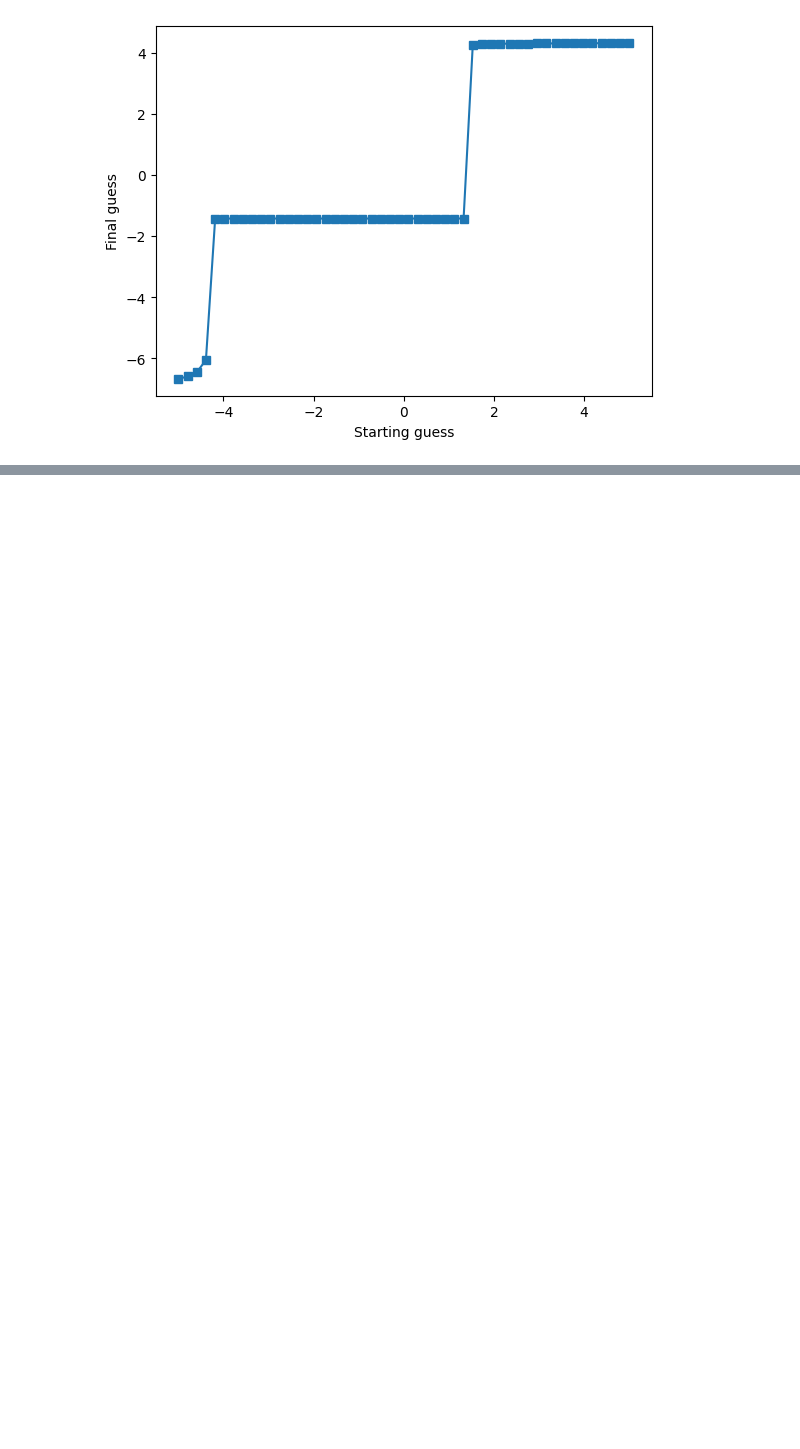
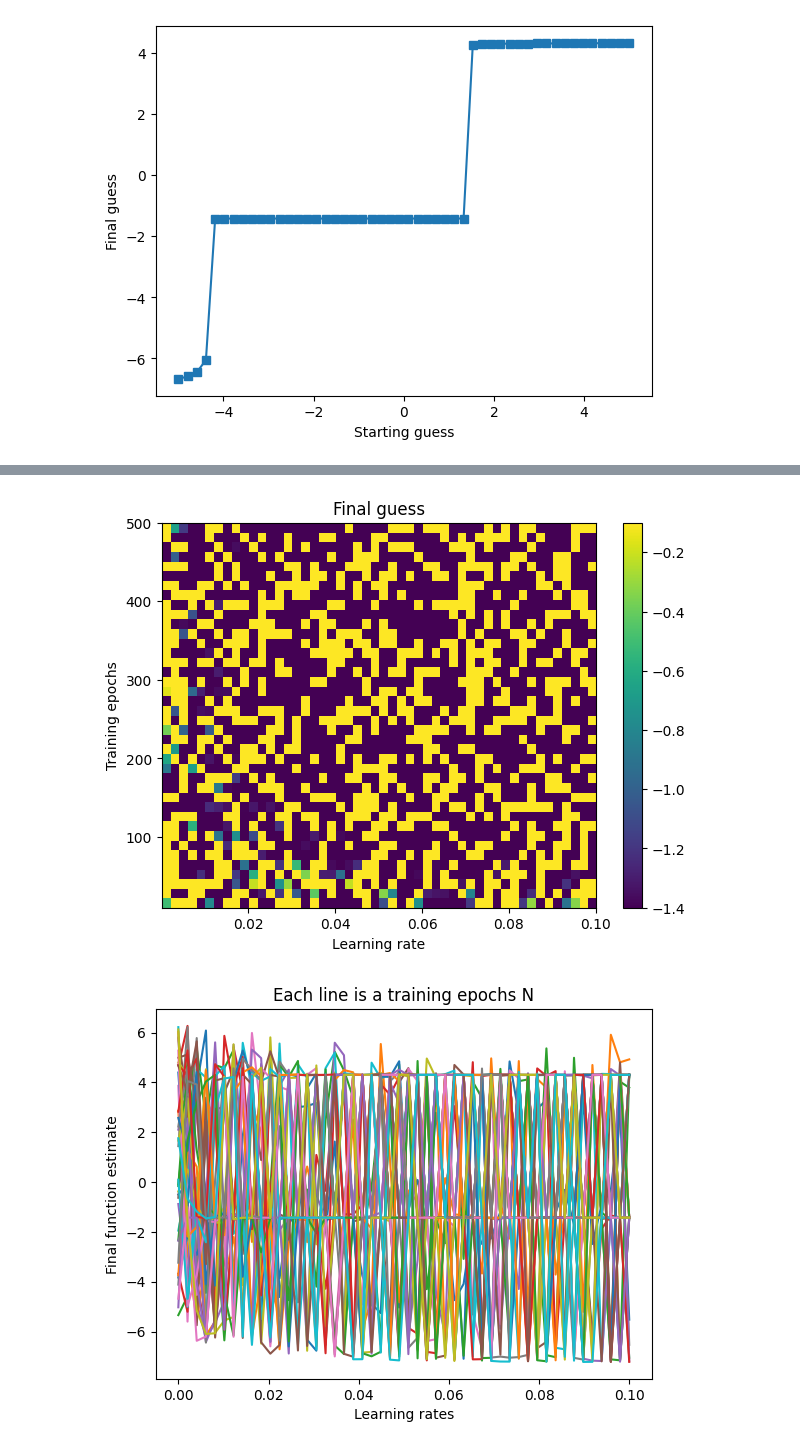
Before and after one commit to ethanli1337/LLMs-from-Scratch, a Jupyter notebook: DUDL_parametric_experiments_gd.ipynb, the cells around one changed output, grey strips where cells are left out. Saved outputs shown, nothing was run; the diff lists cells and outputs as text; code cells hidden in the pictures; blank space fills up the shorter version.

```diff
--- a/DUDL_parametric_experiments_gd.ipynb
+++ b/DUDL_parametric_experiments_gd.ipynb
@@ -67,0 +89,36 @@ plt.show()
+# %%
+learningrates = np.linspace(1e-10,1e-1,50)
+training_epochs = np.round(np.linspace(10,500,40))
+
+finalres = np.zeros((len(learningrates),len(training_epochs)))
+
+for Lidx,learningRate in enumerate(learningrates):
+
+  for Eidx,trainEpochs in enumerate(training_epochs):
+
+    localmin = np.random.choice(x,1)
+    for i in range(int(trainEpochs)):
+      grad = deriv(localmin)
+      localmin = localmin - learningRate*grad
+
+    finalres[Lidx,Eidx] = localmin
+# %%
+fig,ax = plt.subplots(figsize=(7,5))
+
+plt.imshow(finalres.T,extent=[learningrates[0],learningrates[-1],training_epochs[0],training_epochs[-1]],
+           aspect='auto',origin='lower',vmin=-1.4,vmax=-0.1)
+
+plt.xlabel('Learning rate')
+plt.ylabel('Training epochs')
+plt.title('Final guess')
+plt.colorbar()
+plt.show()
+
+plt.plot(learningrates,finalres)
+plt.xlabel('Learning rates')
+plt.ylabel('Final function estimate')
+plt.title('Each line is a training epochs N')
+plt.show()
+# %% [output]
+[figure, added]
+[figure, added]
```
Also changed, not shown: parts of 2 cells of this notebook.
